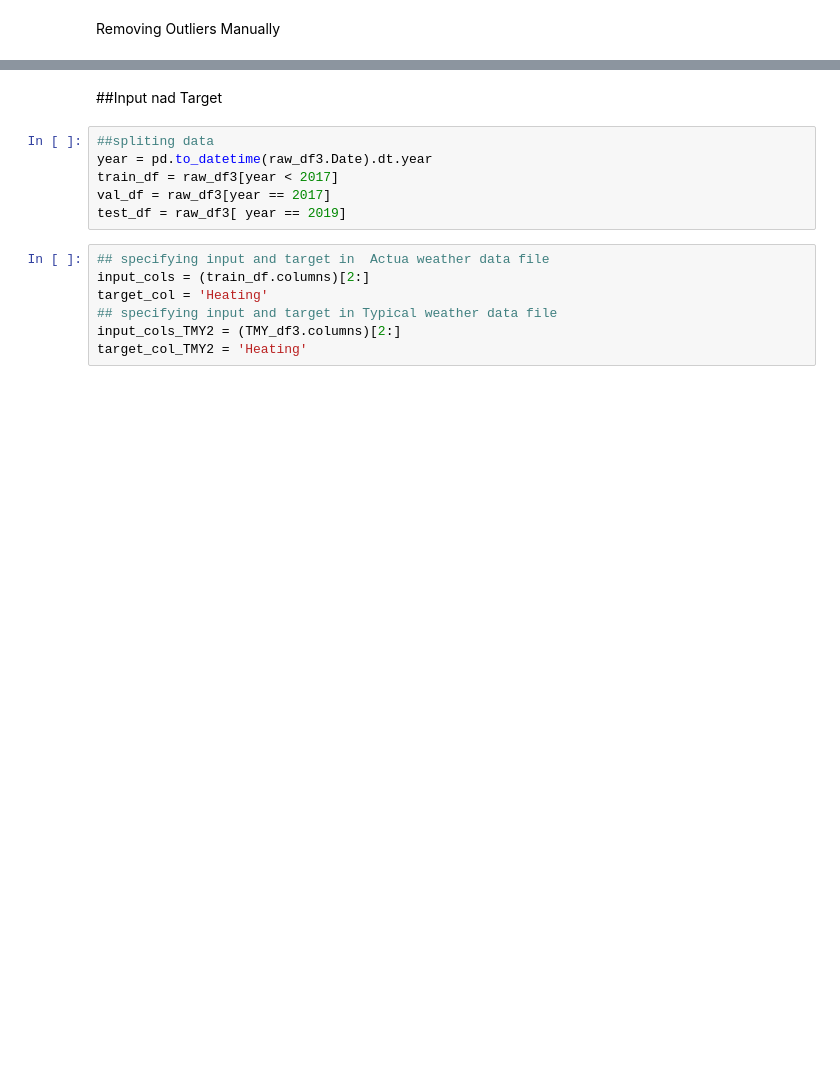
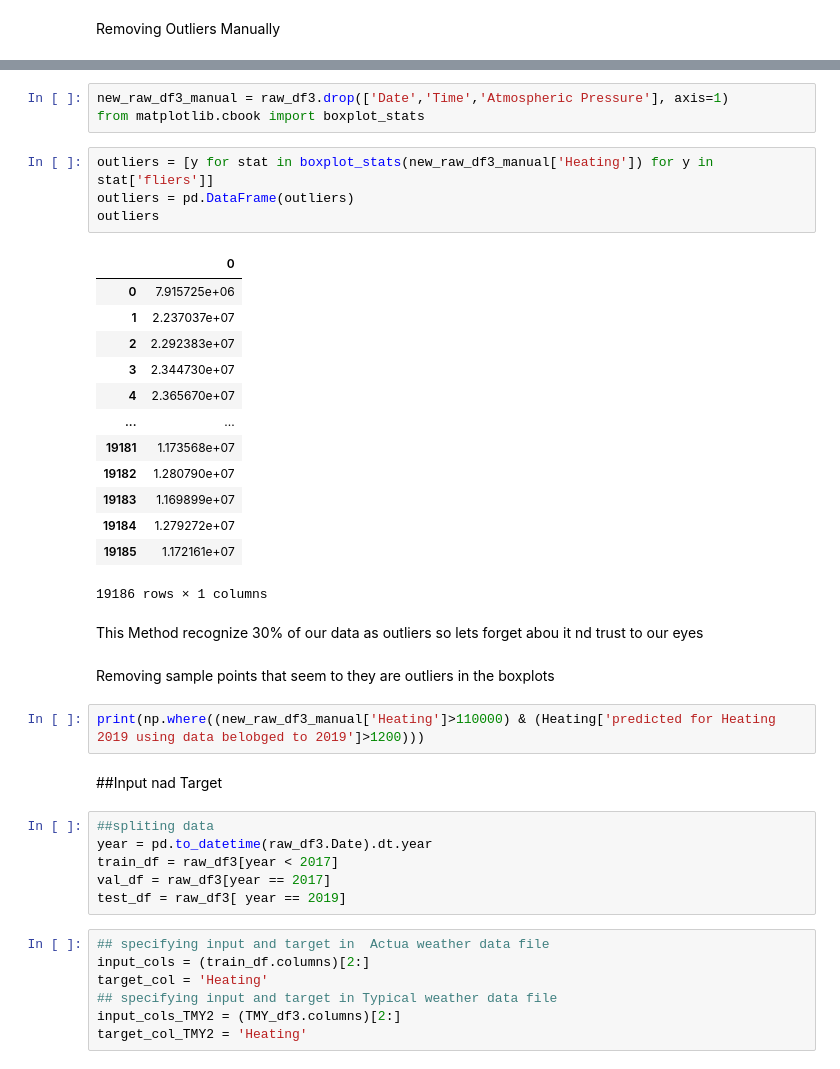
Before and after one commit to sajad95/Heat, a Jupyter notebook: FastCodeImpactofweatherXGB.ipynb, the cells around one changed output, grey strips where cells are left out. Cells and saved outputs as stored; diff of their text form; blank space fills up the shorter version.

```diff
--- a/FastCodeImpactofweatherXGB.ipynb
+++ b/FastCodeImpactofweatherXGB.ipynb
@@ -147,3 +152,30 @@ Removing Outliers Manually
+# %%
+new_raw_df3_manual = raw_df3.drop(['Date','Time','Atmospheric Pressure'], axis=1)
+from matplotlib.cbook import boxplot_stats
+# %%
+outliers = [y for stat in boxplot_stats(new_raw_df3_manual['Heating']) for y in stat['fliers']]
+outliers = pd.DataFrame(outliers)
+outliers
+# %% [output]
+|  | 0 |
+| 0 | 7.915725e+06 |
+| 1 | 2.237037e+07 |
+| 2 | 2.292383e+07 |
+| 3 | 2.344730e+07 |
+| 4 | 2.365670e+07 |
+| ... | ... |
+| 19181 | 1.173568e+07 |
+| 19182 | 1.280790e+07 |
+| 19183 | 1.169899e+07 |
+| 19184 | 1.279272e+07 |
+| 19185 | 1.172161e+07 |
+19186 rows × 1 columns
+# %% [markdown]
+This Method recognize 30% of our data as outliers so lets forget abou it nd trust to our eyes
+# %% [markdown]
+Removing sample points that seem to they are outliers in the boxplots
+# %%
+print(np.where((new_raw_df3_manual['Heating']>110000) & (Heating['predicted for Heating 2019 using data belobged to 2019']>1200)))
 # %% [markdown]
 ##Input nad Target
 # %%
```
Also changed, not shown: parts of 4 cells of this notebook.
